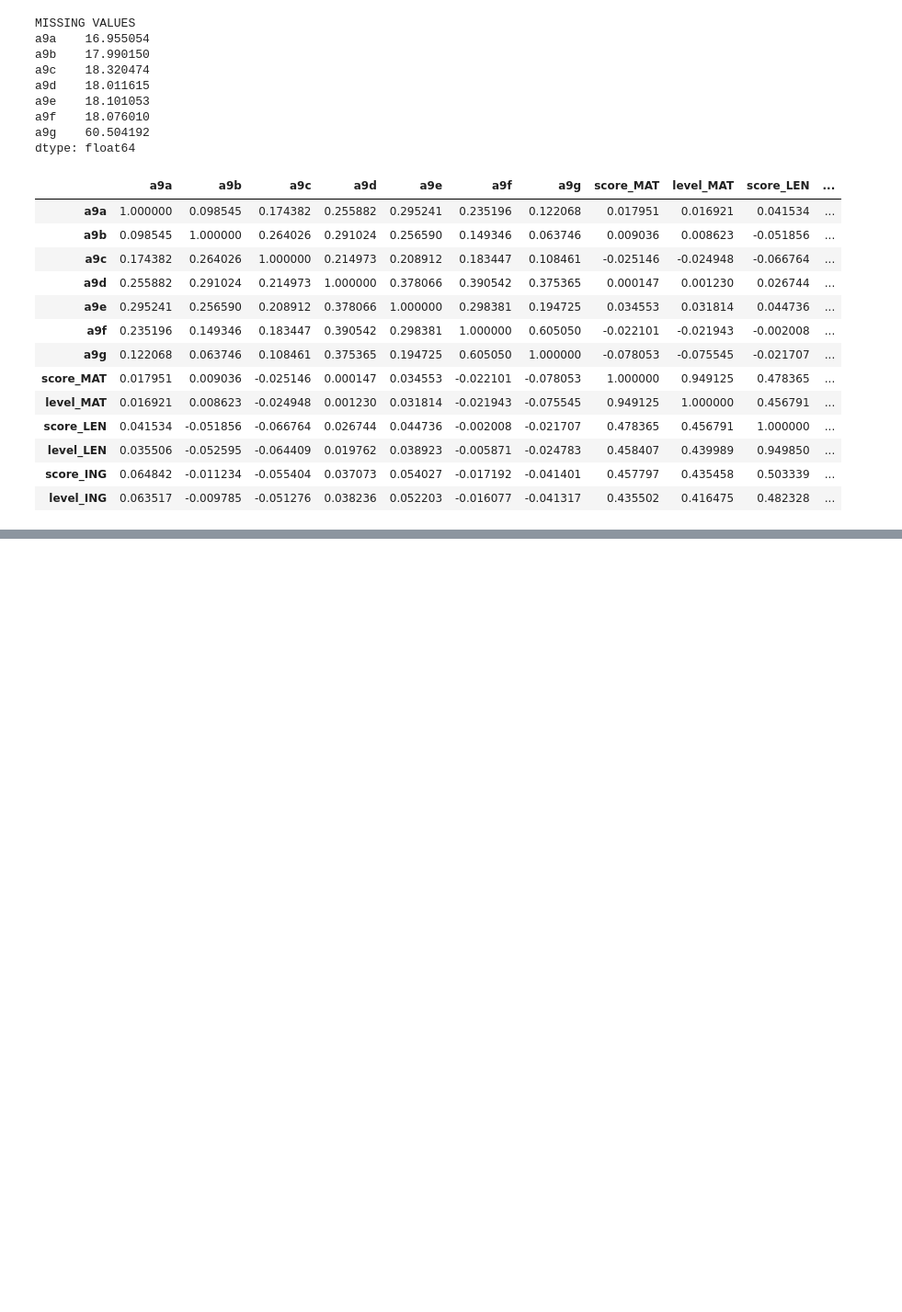
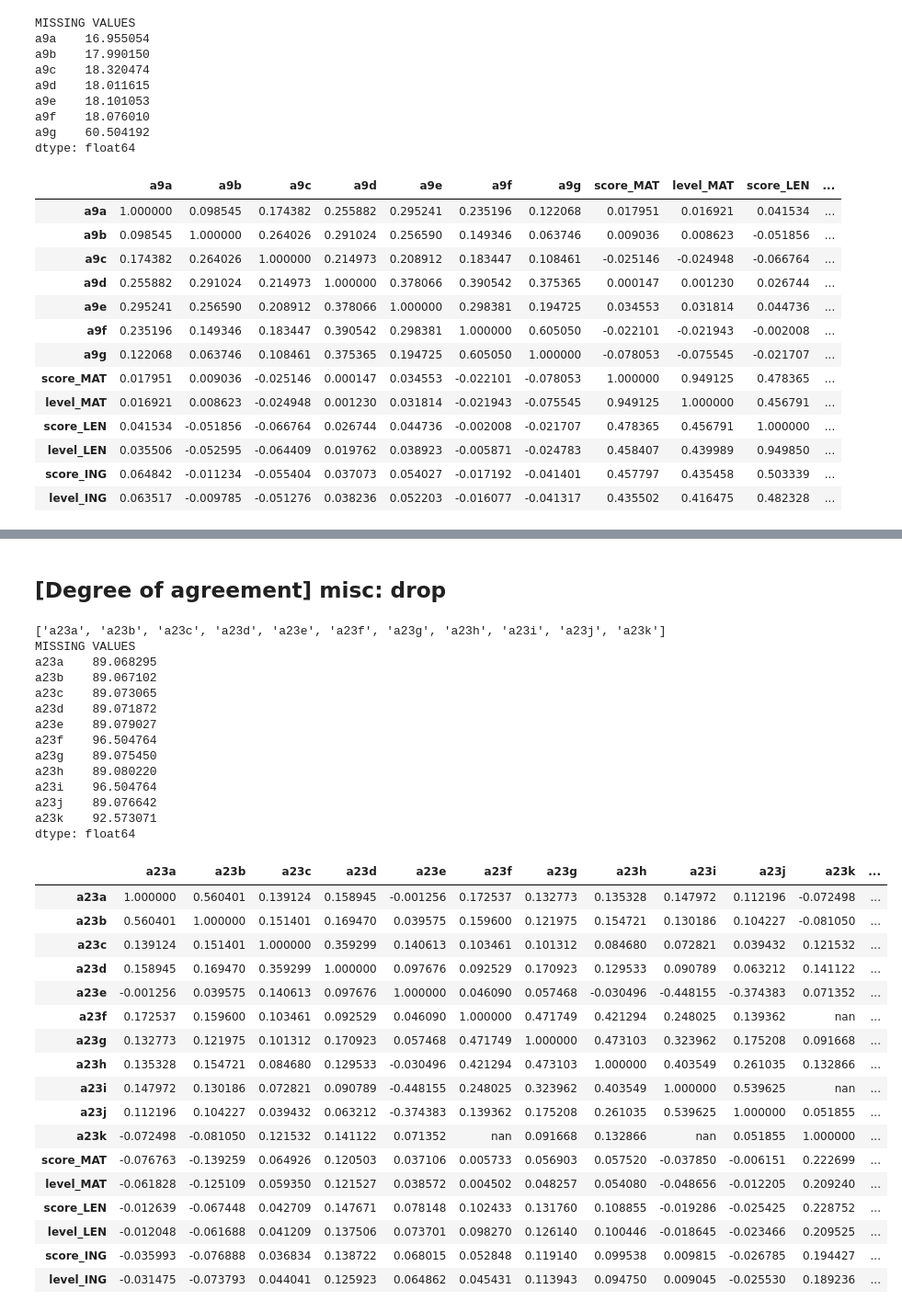
Before and after one commit to aequitas-aod/experiment-ull-dataset-preprocessing, a Jupyter notebook: src/pre_processing/student_questionnaire.ipynb, the cells around one changed output, grey strips where cells are left out. Shown at 92% size. Cells and saved outputs as stored; diff of their text form; code cells hidden in the pictures; blank space fills up the shorter version.

```diff
--- a/src/pre_processing/student_questionnaire.ipynb
+++ b/src/pre_processing/student_questionnaire.ipynb
@@ -368,0 +874,42 @@ dtype: float64
+# %% [markdown]
+## [Degree of agreement] misc: drop
+# %%
+column_number = 23
+column_letters = ["a", "b", "c", "d", "e", "f", "g", "h", "i", "j", "k"]
+current_columns = [f"a{column_number}{letter}" for letter in column_letters]
+print(current_columns)
+corr = print_statistics(columns=current_columns)
+corr.style.background_gradient(cmap="coolwarm")
+# %% [output]
+['a23a', 'a23b', 'a23c', 'a23d', 'a23e', 'a23f', 'a23g', 'a23h', 'a23i', 'a23j', 'a23k']
+MISSING VALUES
+a23a    89.068295
+a23b    89.067102
+a23c    89.073065
+a23d    89.071872
+a23e    89.079027
+a23f    96.504764
+a23g    89.075450
+a23h    89.080220
+a23i    96.504764
+a23j    89.076642
+a23k    92.573071
+dtype: float64
+|  | a23a | a23b | a23c | a23d | a23e | a23f | a23g | a23h | a23i | a23j | a23k | ... |
+| a23a | 1.000000 | 0.560401 | 0.139124 | 0.158945 | -0.001256 | 0.172537 | 0.132773 | 0.135328 | 0.147972 | 0.112196 | -0.072498 | ... |
+| a23b | 0.560401 | 1.000000 | 0.151401 | 0.169470 | 0.039575 | 0.159600 | 0.121975 | 0.154721 | 0.130186 | 0.104227 | -0.081050 | ... |
+| a23c | 0.139124 | 0.151401 | 1.000000 | 0.359299 | 0.140613 | 0.103461 | 0.101312 | 0.084680 | 0.072821 | 0.039432 | 0.121532 | ... |
+| a23d | 0.158945 | 0.169470 | 0.359299 | 1.000000 | 0.097676 | 0.092529 | 0.170923 | 0.129533 | 0.090789 | 0.063212 | 0.141122 | ... |
+| a23e | -0.001256 | 0.039575 | 0.140613 | 0.097676 | 1.000000 | 0.046090 | 0.057468 | -0.030496 | -0.448155 | -0.374383 | 0.071352 | ... |
+| a23f | 0.172537 | 0.159600 | 0.103461 | 0.092529 | 0.046090 | 1.000000 | 0.471749 | 0.421294 | 0.248025 | 0.139362 | nan | ... |
+| a23g | 0.132773 | 0.121975 | 0.101312 | 0.170923 | 0.057468 | 0.471749 | 1.000000 | 0.473103 | 0.323962 | 0.175208 | 0.091668 | ... |
+| a23h | 0.135328 | 0.154721 | 0.084680 | 0.129533 | -0.030496 | 0.421294 | 0.473103 | 1.000000 | 0.403549 | 0.261035 | 0.132866 | ... |
+| a23i | 0.147972 | 0.130186 | 0.072821 | 0.090789 | -0.448155 | 0.248025 | 0.323962 | 0.403549 | 1.000000 | 0.539625 | nan | ... |
+| a23j | 0.112196 | 0.104227 | 0.039432 | 0.063212 | -0.374383 | 0.139362 | 0.175208 | 0.261035 | 0.539625 | 1.000000 | 0.051855 | ... |
+| a23k | -0.072498 | -0.081050 | 0.121532 | 0.141122 | 0.071352 | nan | 0.091668 | 0.132866 | nan | 0.051855 | 1.000000 | ... |
+| score_MAT | -0.076763 | -0.139259 | 0.064926 | 0.120503 | 0.037106 | 0.005733 | 0.056903 | 0.057520 | -0.037850 | -0.006151 | 0.222699 | ... |
+| level_MAT | -0.061828 | -0.125109 | 0.059350 | 0.121527 | 0.038572 | 0.004502 | 0.048257 | 0.054080 | -0.048656 | -0.012205 | 0.209240 | ... |
+| score_LEN | -0.012639 | -0.067448 | 0.042709 | 0.147671 | 0.078148 | 0.102433 | 0.131760 | 0.108855 | -0.019286 | -0.025425 | 0.228752 | ... |
+| level_LEN | -0.012048 | -0.061688 | 0.041209 | 0.137506 | 0.073701 | 0.098270 | 0.126140 | 0.100446 | -0.018645 | -0.023466 | 0.209525 | ... |
+| score_ING | -0.035993 | -0.076888 | 0.036834 | 0.138722 | 0.068015 | 0.052848 | 0.119140 | 0.099538 | 0.009815 | -0.026785 | 0.194427 | ... |
+| level_ING | -0.031475 | -0.073793 | 0.044041 | 0.125923 | 0.064862 | 0.045431 | 0.113943 | 0.094750 | 0.009045 | -0.025530 | 0.189236 | ... |
```
Also changed, not shown: parts of 51 cells of this notebook, 3 other files.
